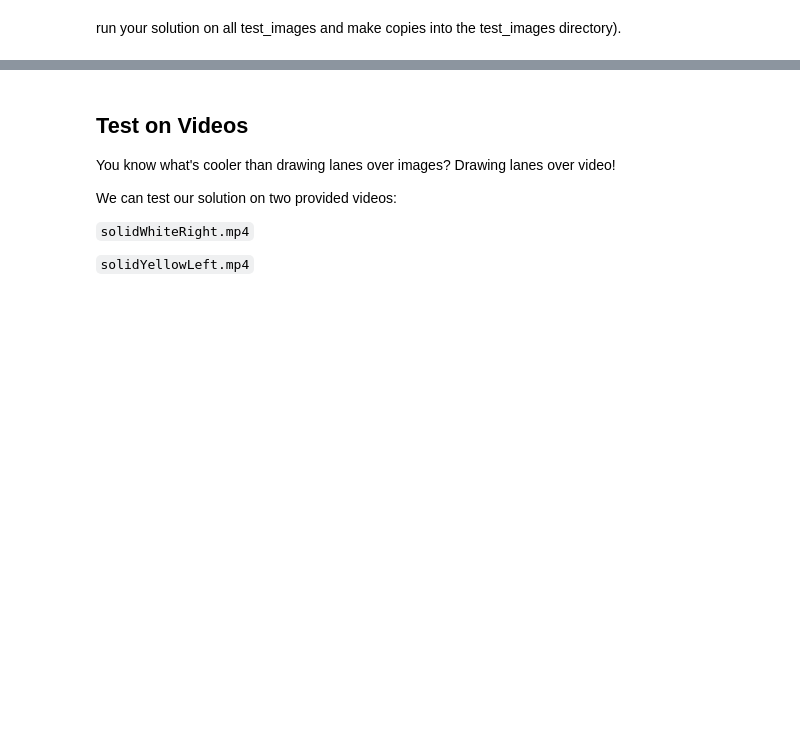
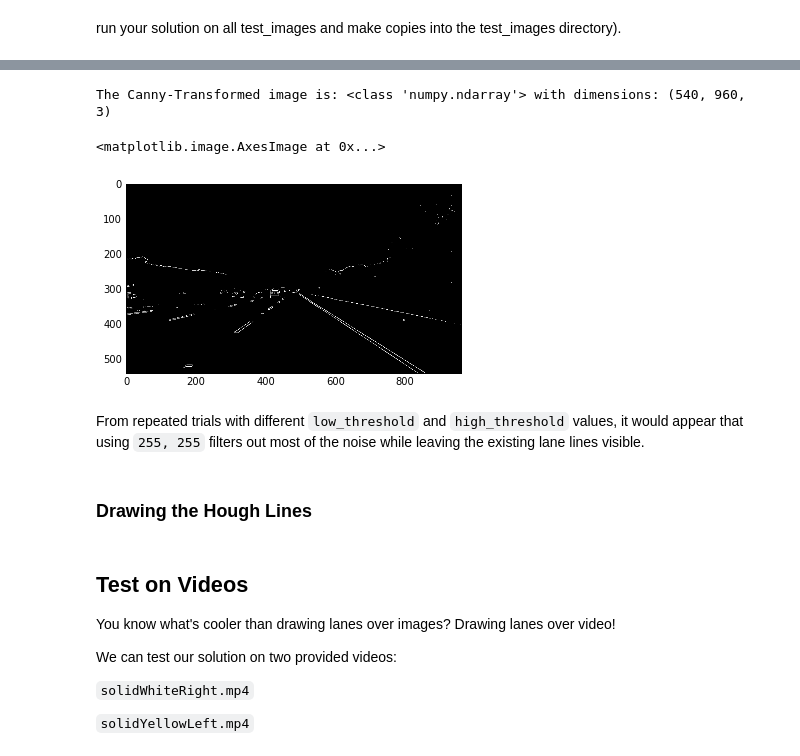
Before and after one commit to mgruben/lane-lines, a Jupyter notebook: P0.ipynb, the cells around one changed output, grey strips where cells are left out. Drawn from its saved outputs; the diff is of its cells as text; code cells hidden in the pictures; blank space fills up the shorter version.

Commit message:
Apply the Canny transformation

```diff
--- a/P0.ipynb
+++ b/P0.ipynb
@@ -164,3 +170,18 @@ error: /build/opencv/src/opencv-3.1.0/modules/imgproc/src/drawing.cpp:2276: erro
+# %%
+grayscale_image = grayscale(image)
+canny_image = canny(grayscale_image, 255, 255)
+
+#printing out some stats and plotting
+print('The Canny-Transformed image is:', type(image), 'with dimensions:', image.shape)
+plt.imshow(canny_image, cmap='gray')
+# %% [output]
+The Canny-Transformed image is: <class 'numpy.ndarray'> with dimensions: (540, 960, 3)
+<matplotlib.image.AxesImage at 0x...>
+[figure, added]
+# %% [markdown]
+From repeated trials with different `low_threshold` and `high_threshold` values, it would appear that using `255, 255` filters out most of the noise while leaving the existing lane lines visible.
+# %% [markdown]
+### Drawing the Hough Lines
 # %% [markdown]
 ## Test on Videos
 
```
Also changed, not shown: parts of 5 cells of this notebook.
